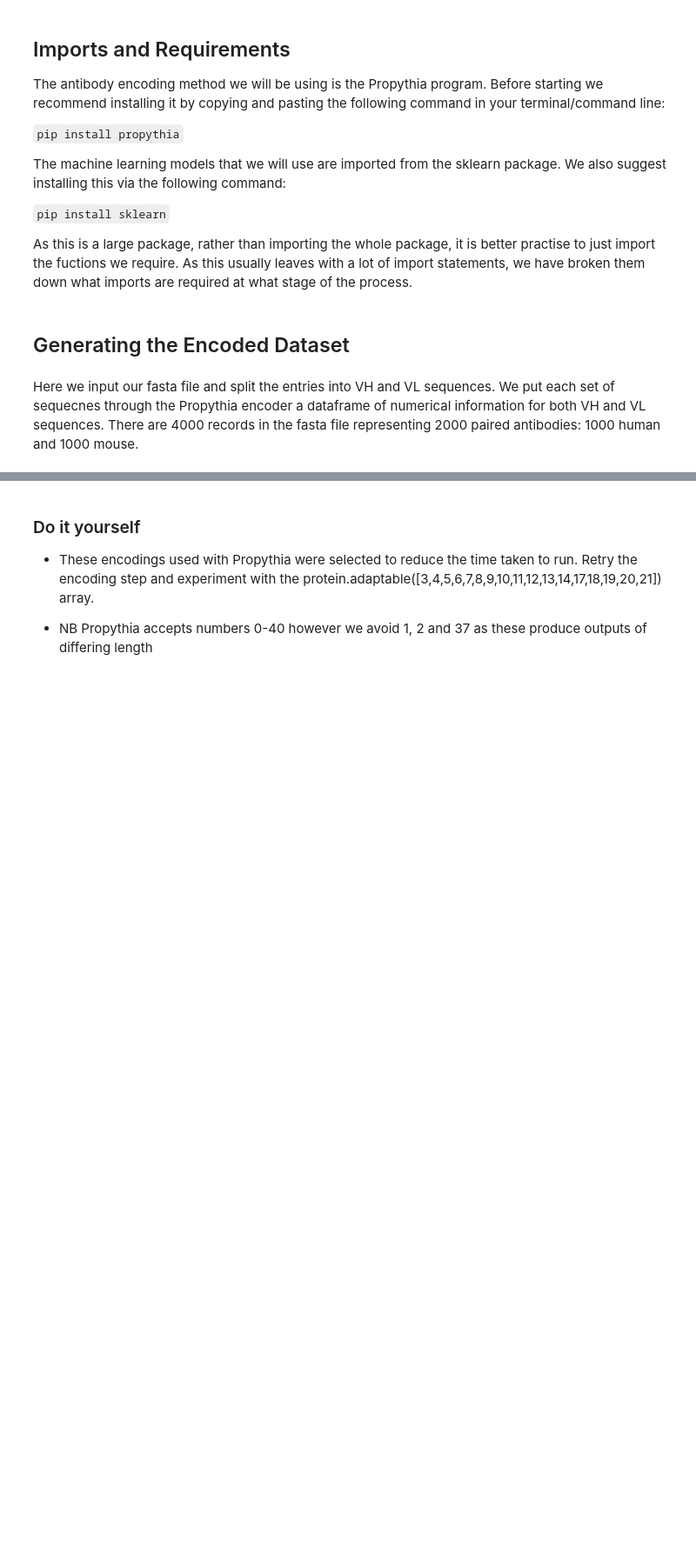
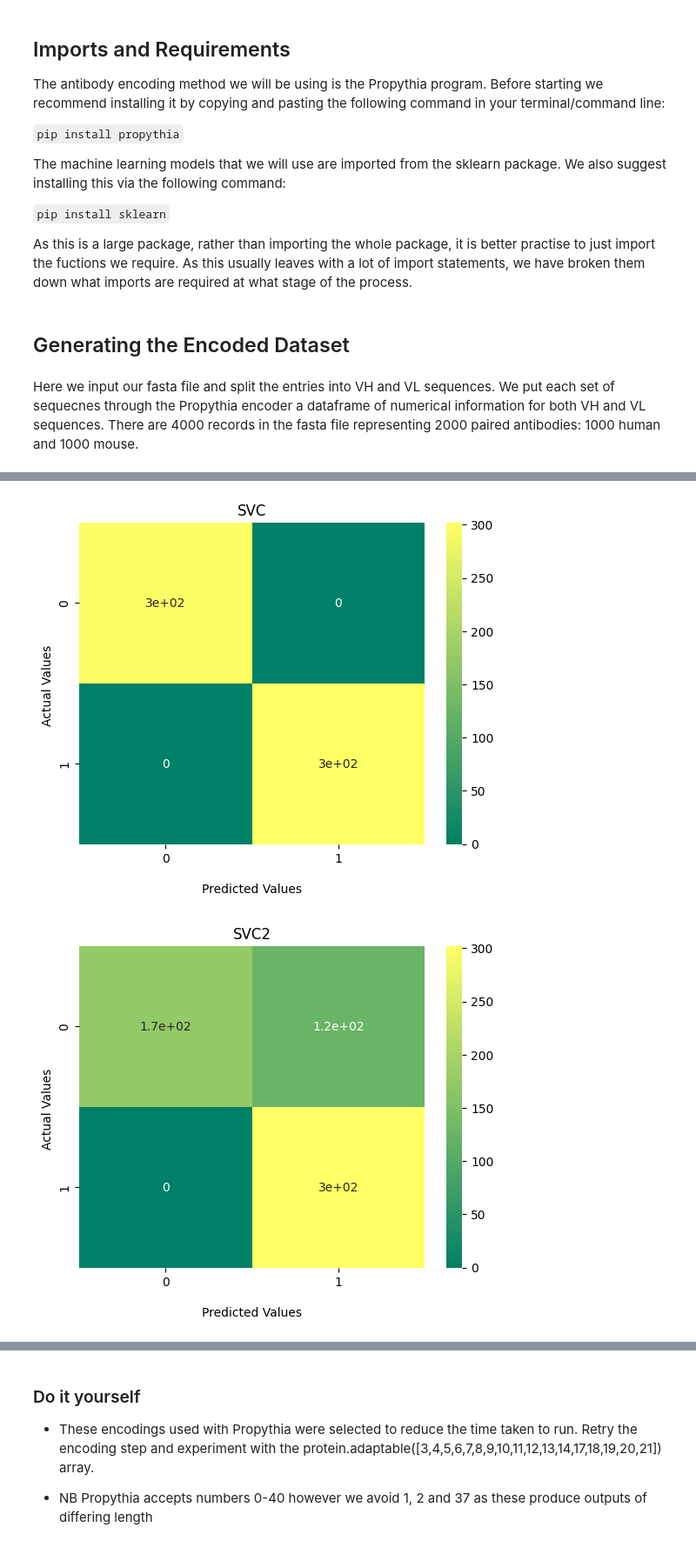
Before and after one commit to AdamTest24/Antibody_Materials, a Jupyter notebook: Machine_Learning_Part1.ipynb, the cells around one changed output, grey strips where cells are left out. Shown at 87% size. Cells and saved outputs as stored; diff of their text form; code cells hidden in the pictures; blank space fills up the shorter version.

```diff
--- a/Machine_Learning_Part1.ipynb
+++ b/Machine_Learning_Part1.ipynb
@@ -109,0 +168,5 @@ Here we input our fasta file and split the entries into VH and VL sequences. We
+# %%
+input_fasta = './HumanMouseOAS_VH_VL_paired_data.faa'
+
+joined_dataframe_VH_VL = Get_Kidera_Encoded_Sequences(input_fasta)
+print(joined_dataframe_VH_VL)
@@ -109,0 +193,12 @@ Here we input our fasta file and split the entries into VH and VL sequences. We
+# %%
+#Prepare training data and labels
+labels1 = 1000*[1] ##Human antibodies will be class 1
+labels2 = 1000*[0] ## Mouse antibodies will be class 0
+labels = labels1+labels2
+y=labels
+print(len(y))
+##Mouse ==1, Human == 0
+
+dataset = joined_dataframe_VH_VL
+dataset=dataset.loc[:, dataset.columns != 'Unnamed: 0']
+print(dataset.shape) ##Just to check that you have an equal number of labels to the number of samples
@@ -109,0 +210,5 @@ Here we input our fasta file and split the entries into VH and VL sequences. We
+# %%
+
+X_train, X_test, y_train, y_test = train_test_split(dataset, y, test_size=.3, random_state=RANDOM_SEED, shuffle=True)
+num_rows, num_cols = dataset.shape
+print("Training set size: ", X_train.shape, "       Test set size: ", X_test.shape)
@@ -109,0 +231,20 @@ Here we input our fasta file and split the entries into VH and VL sequences. We
+# %%
+##Loop through each classifier, fit training data and evaluate model. Plot results as confusion matrix##
+scores = []
+
+for i in classifiers:
+    clf_1 = classifiers.get(i)
+    clf_1.fit(X_train,y_train)
+    y_predict1 = clf_1.predict(X_test)
+    scoring = matthews_corrcoef(y_test, y_predict1)
+    scores.append(scoring)
+    confusion_matrix = metrics.confusion_matrix(y_test, y_predict1)
+    ax1 = sns.heatmap(confusion_matrix, annot=True, cmap='summer')
+    title = str(i)
+    ax1.set_title(title);
+    ax1.set_xlabel('\nPredicted Values')
+    ax1.set_ylabel('Actual Values ');
+    plt.show()
+# %% [output]
+[figure, added]
+[figure, added]
```
Also changed, not shown: parts of 20 cells of this notebook, 1 other file.
